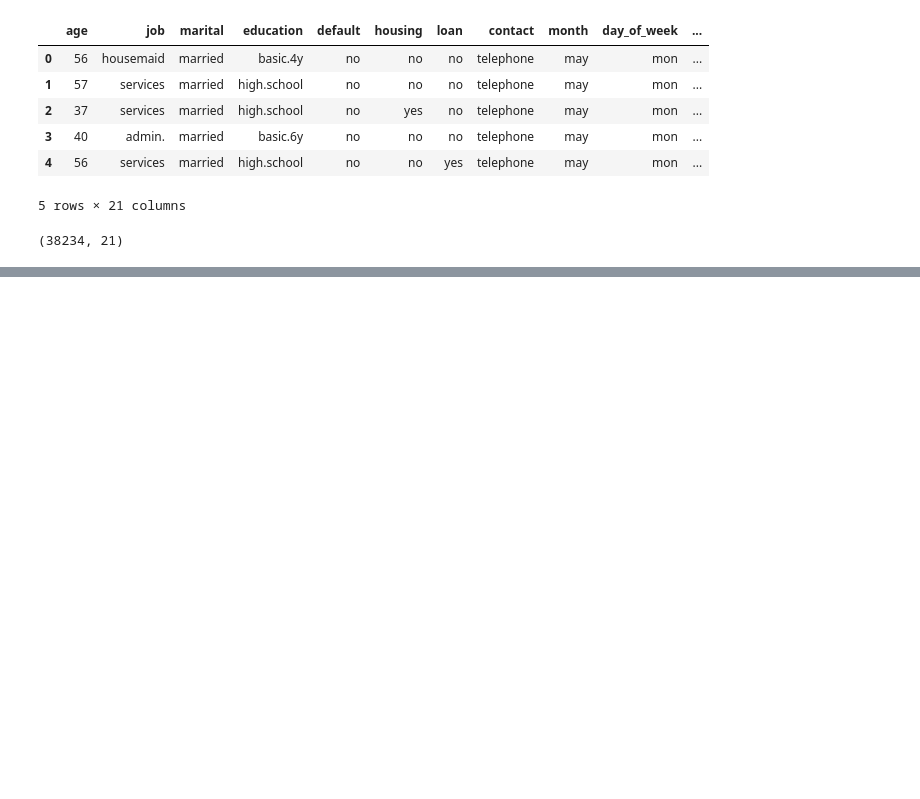
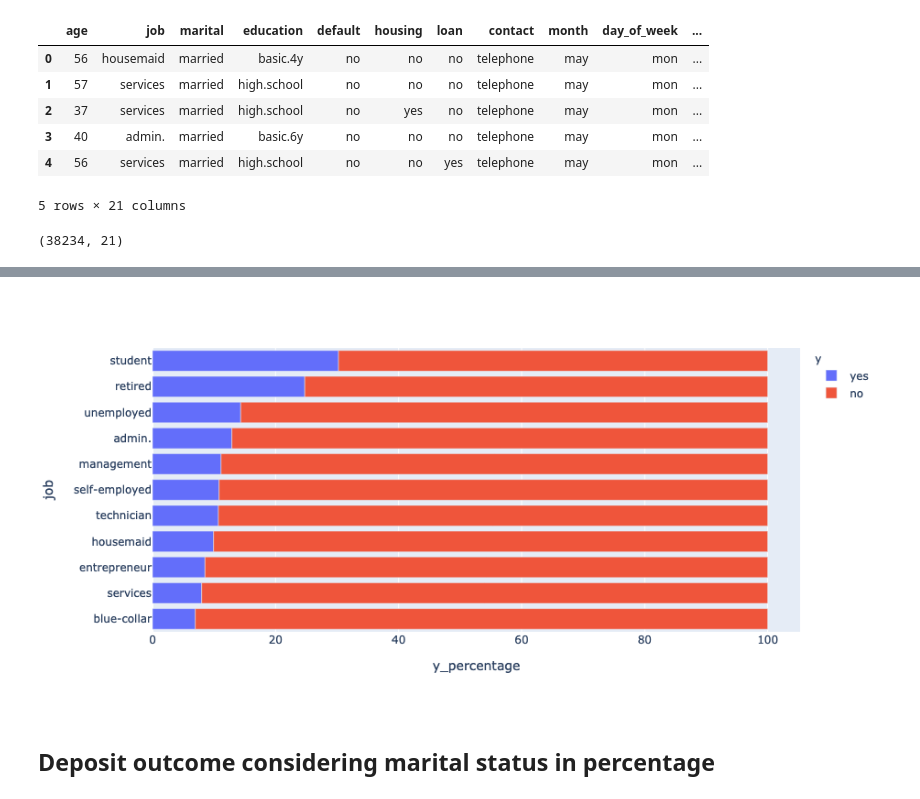
Before and after one commit to yosipa/demo_project, a Jupyter notebook: notebooks/eda&modeling.ipynb, the cells around one changed output, grey strips where cells are left out. Saved outputs shown, nothing was run; the diff lists cells and outputs as text; code cells hidden in the pictures; blank space fills up the shorter version.

```diff
--- a/notebooks/eda&modeling.ipynb
+++ b/notebooks/eda&modeling.ipynb
@@ -20,0 +51,3 @@ df.shape
+# %%
+job_count = df.groupby(['job', 'y']).agg({'y_count': 'count'})
+job_count
@@ -20,0 +73,3 @@ df.shape
+# %%
+stats_job = job_count.groupby(level=0).apply(lambda x:100 * x / float(x.sum())).reset_index()
+stats_job
@@ -21 +94,11 @@ df.shape
+# %%
+stats_job = stats_job.rename(columns={"y_count": "y_percentage"})
+# %%
+stats_job.sort_values(by=['y_percentage'],ascending=True, inplace=True)
+fig = px.bar(stats_job, x='y_percentage', y="job", color="y", orientation='h', )
+fig.show()
+# %% [output]
+[figure, added]
+# %% [markdown]
+## Deposit outcome considering marital status in percentage
 # %%
```
Also changed, not shown: parts of 20 cells of this notebook.
